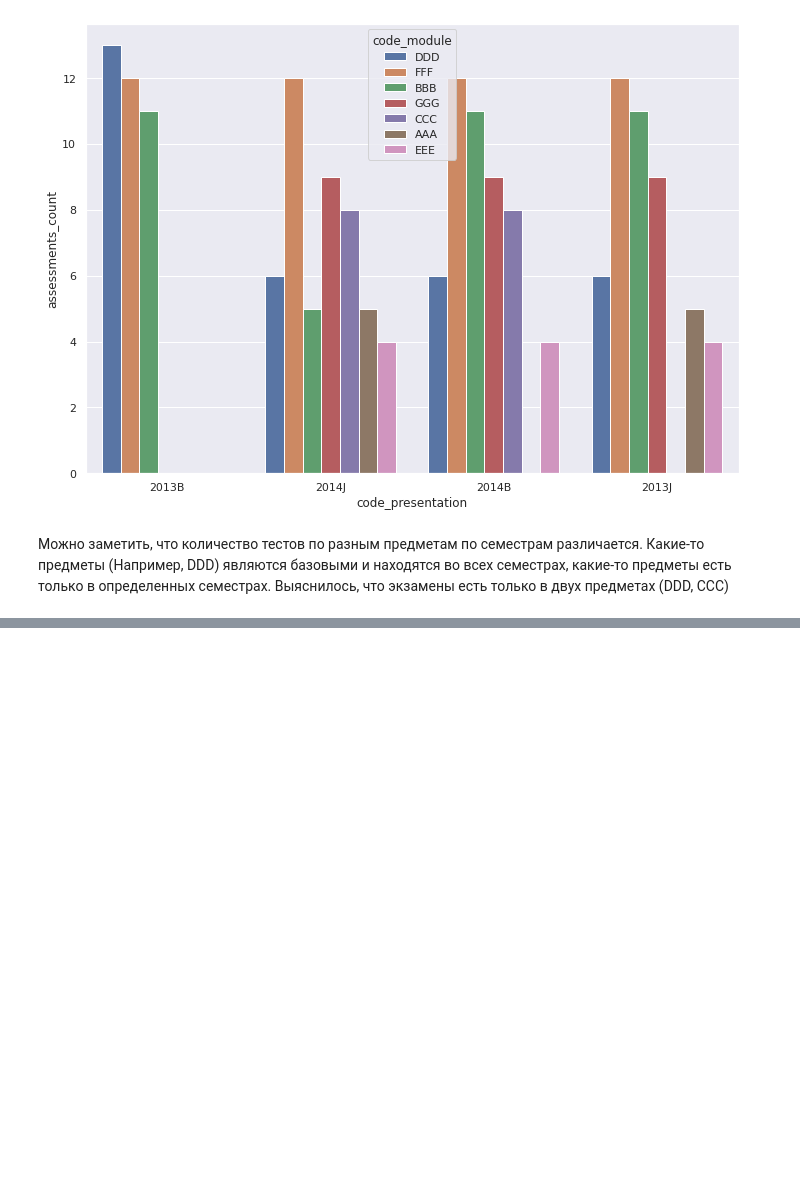
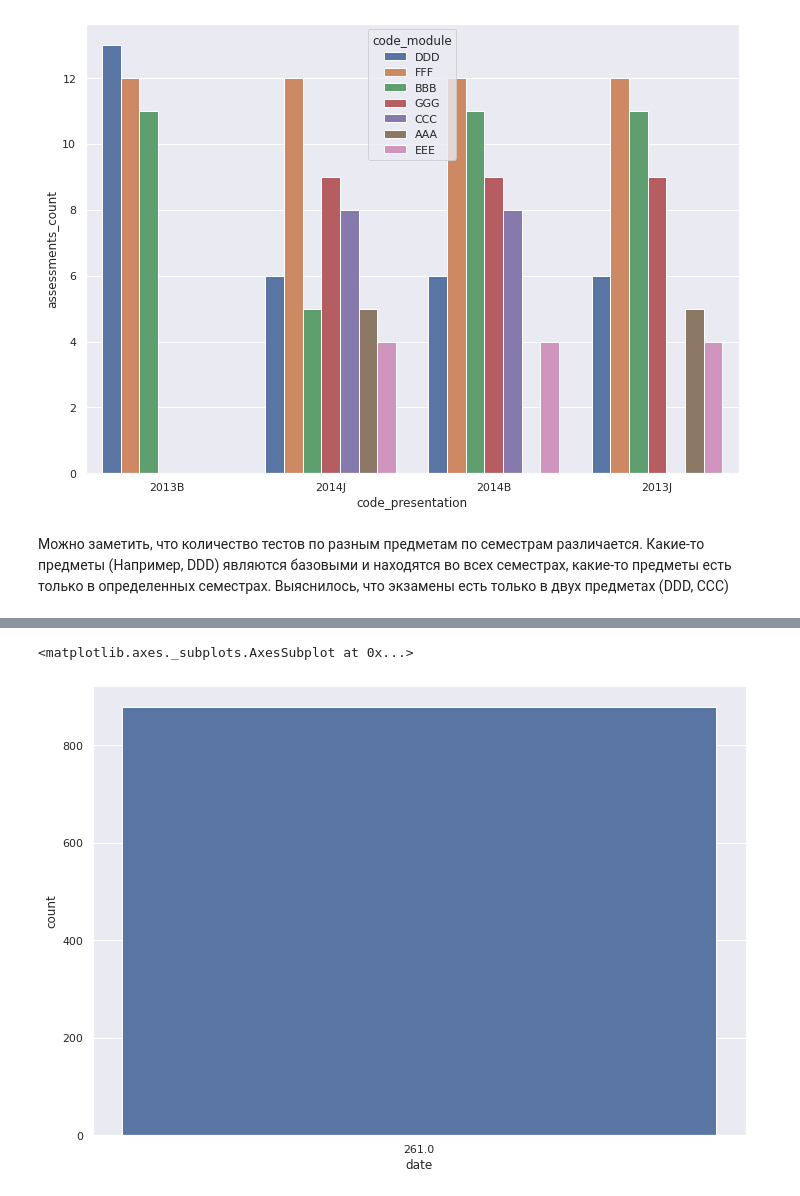
Before and after one commit to marchenko499/e-learning-analytics-, a Jupyter notebook: e-learning project.ipynb, the cells around one changed output, grey strips where cells are left out. Drawn from its saved outputs; the diff is of its cells as text; code cells hidden in the pictures; blank space fills up the shorter version.

```diff
--- a/e-learning project.ipynb
+++ b/e-learning project.ipynb
@@ -85,0 +164,5 @@ sns.barplot(data = assessments_count,x = 'code_presentation', y = 'assessments_c
+# %%
+sns.countplot(successful_course.query("code_presentation == '2013J'").date)
+# %% [output]
+<matplotlib.axes._subplots.AxesSubplot at 0x...>
+[figure, added]
```
Also changed, not shown: parts of 14 cells of this notebook.
